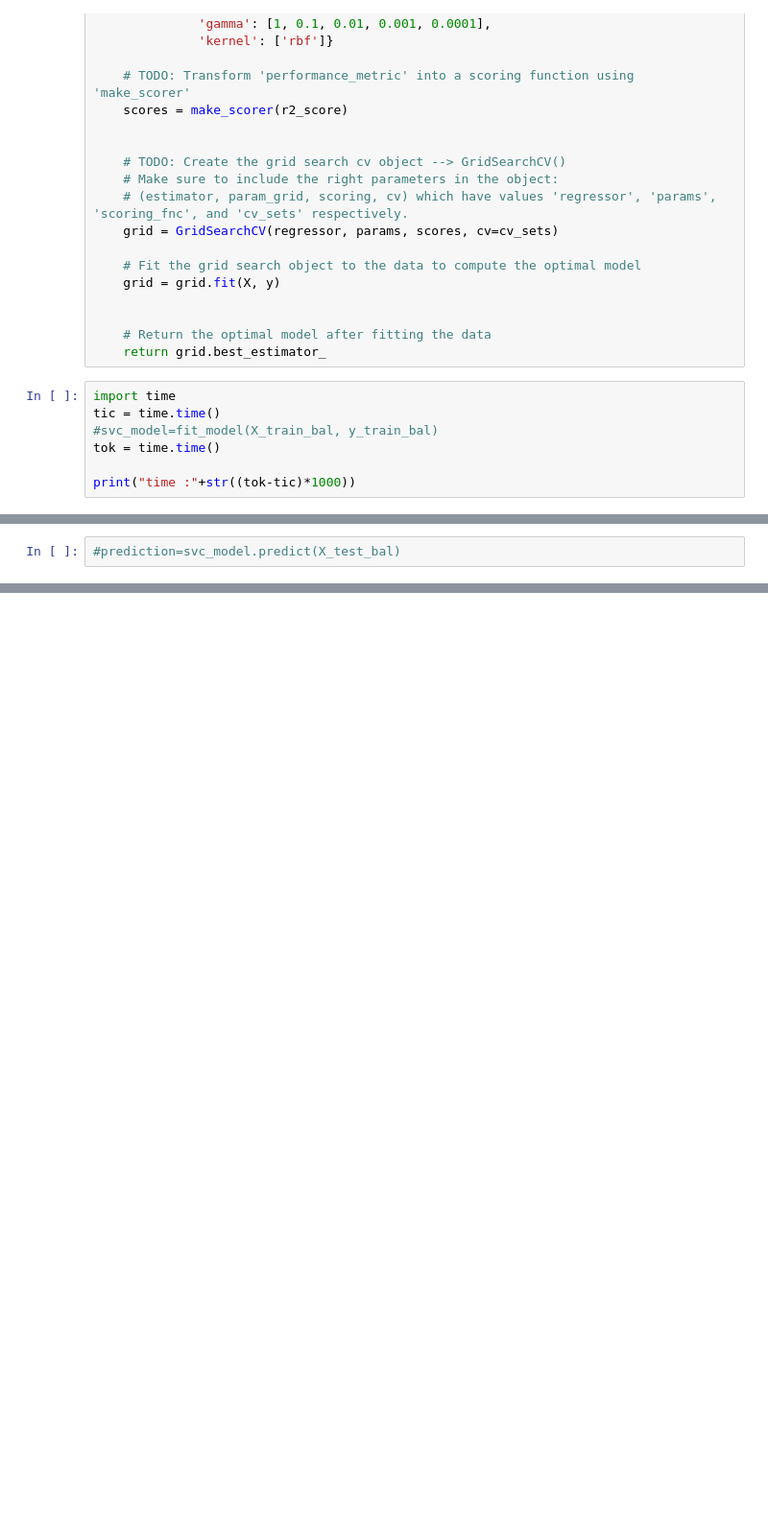
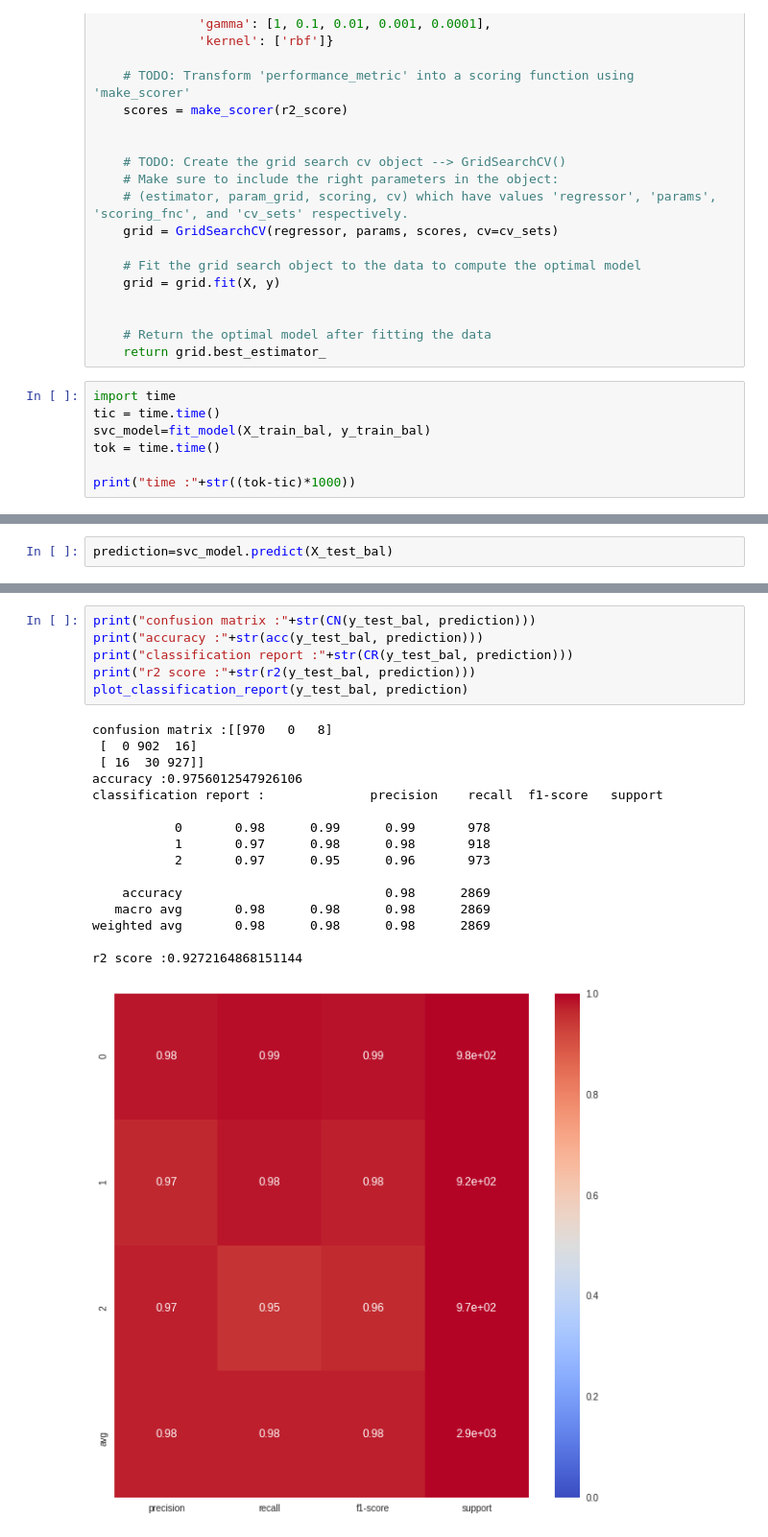
Before and after one commit to achalvats/Medical-Drugs--NLP, a Jupyter notebook: Sentiment_Analysis_NLP_with_dataset_balancing.ipynb, the cells around one changed output, grey strips where cells are left out. Shown: that part at 96% size. Drawn from its saved outputs; the diff is of its cells as text; blank space fills up the shorter version.

Commit message:
added some plots

```diff
--- a/Sentiment_Analysis_NLP_with_dataset_balancing.ipynb
+++ b/Sentiment_Analysis_NLP_with_dataset_balancing.ipynb
@@ -841,7 +841,7 @@ def fit_model(X, y):
 # %%
 import time
 tic = time.time()
-#svc_model=fit_model(X_train_bal, y_train_bal)
+svc_model=fit_model(X_train_bal, y_train_bal)
 tok = time.time()
 
 print("time :"+str((tok-tic)*1000))
@@ -854,3 +861,3 @@ print("time :"+str((tok-tic)*1000))
 # %%
-#prediction=svc_model.predict(X_test_bal)
+prediction=svc_model.predict(X_test_bal)
 # %%
@@ -857,0 +867,23 @@ print("time :"+str((tok-tic)*1000))
+# %%
+print("confusion matrix :"+str(CN(y_test_bal, prediction)))
+print("accuracy :"+str(acc(y_test_bal, prediction)))
+print("classification report :"+str(CR(y_test_bal, prediction)))
+print("r2 score :"+str(r2(y_test_bal, prediction)))
+plot_classification_report(y_test_bal, prediction)
+# %% [output]
+confusion matrix :[[970   0   8]
+ [  0 902  16]
+ [ 16  30 927]]
+accuracy :0.9756012547926106
+classification report :              precision    recall  f1-score   support
+
+           0       0.98      0.99      0.99       978
+           1       0.97      0.98      0.98       918
+           2       0.97      0.95      0.96       973
+
+    accuracy                           0.98      2869
+   macro avg       0.98      0.98      0.98      2869
+weighted avg       0.98      0.98      0.98      2869
+
+r2 score :0.9272164868151144
+[figure, added]
```
Also changed, not shown: parts of 13 cells of this notebook.
